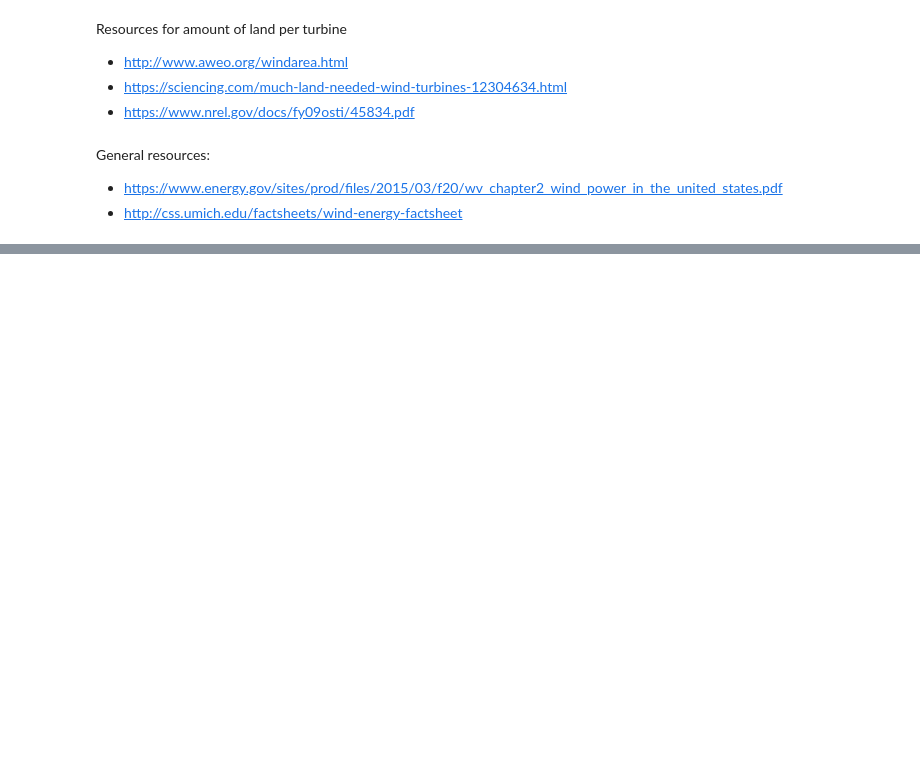
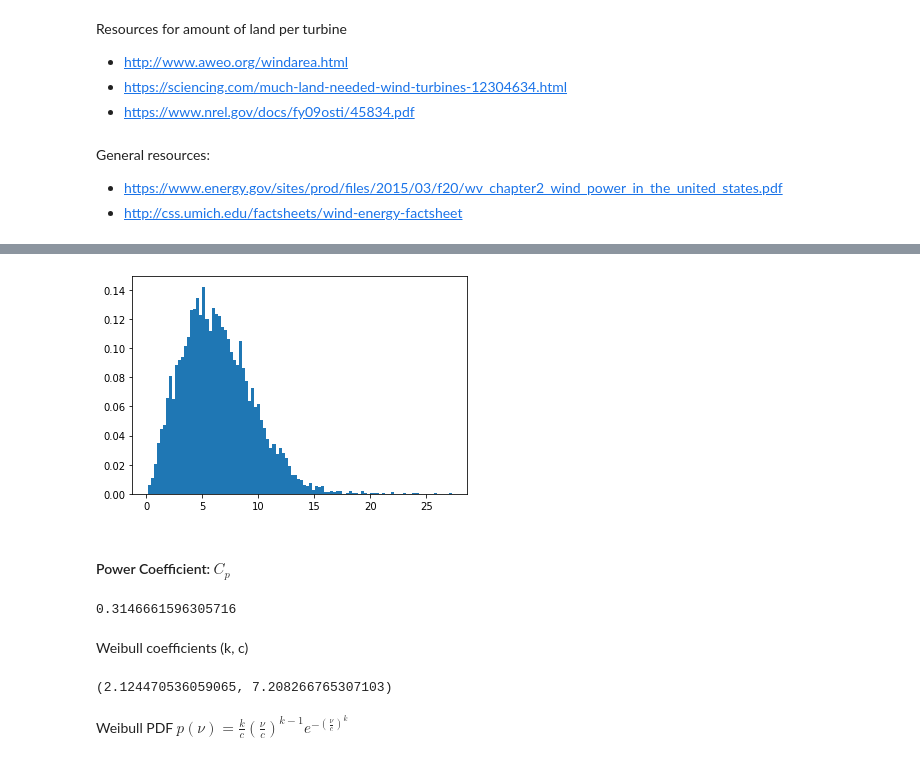
Before and after one commit to awoodwa/PlanIt, a Jupyter notebook: windenergy_function.ipynb, the cells around one changed output, grey strips where cells are left out. Cells and saved outputs as stored; diff of their text form; code cells hidden in the pictures; blank space fills up the shorter version.

Commit message:
Overhauled last wind energy function. Still need to add doc strings, and put it in a .py file. Planning to write test functions/figure out how to interface with Maddie's location functions.

```diff
--- a/windenergy_function.ipynb
+++ b/windenergy_function.ipynb
@@ -100,0 +134,8 @@ General resources:
+# %%
+plt.hist(tseries_NYC, bins = 100, density = True)
+
+plt.show()
+# %% [output]
+[figure, added]
+# %% [markdown]
+#### Power Coefficient: $C_p$
@@ -100,0 +152,6 @@ General resources:
+# %%
+power_eff(12.3838592021)
+# %% [output]
+0.3146661596305716
+# %% [markdown]
+Weibull coefficients (k, c)
@@ -100,0 +166,6 @@ General resources:
+# %%
+weibull_coeff(tseries_NYC)
+# %% [output]
+(2.124470536059065, 7.208266765307103)
+# %% [markdown]
+Weibull PDF $p(\nu)=\frac{k}{c}(\frac{\nu}{c})^{k-1}e^{-(\frac{\nu}{c})^{k}}$
```
Also changed, not shown: parts of 31 cells of this notebook.
